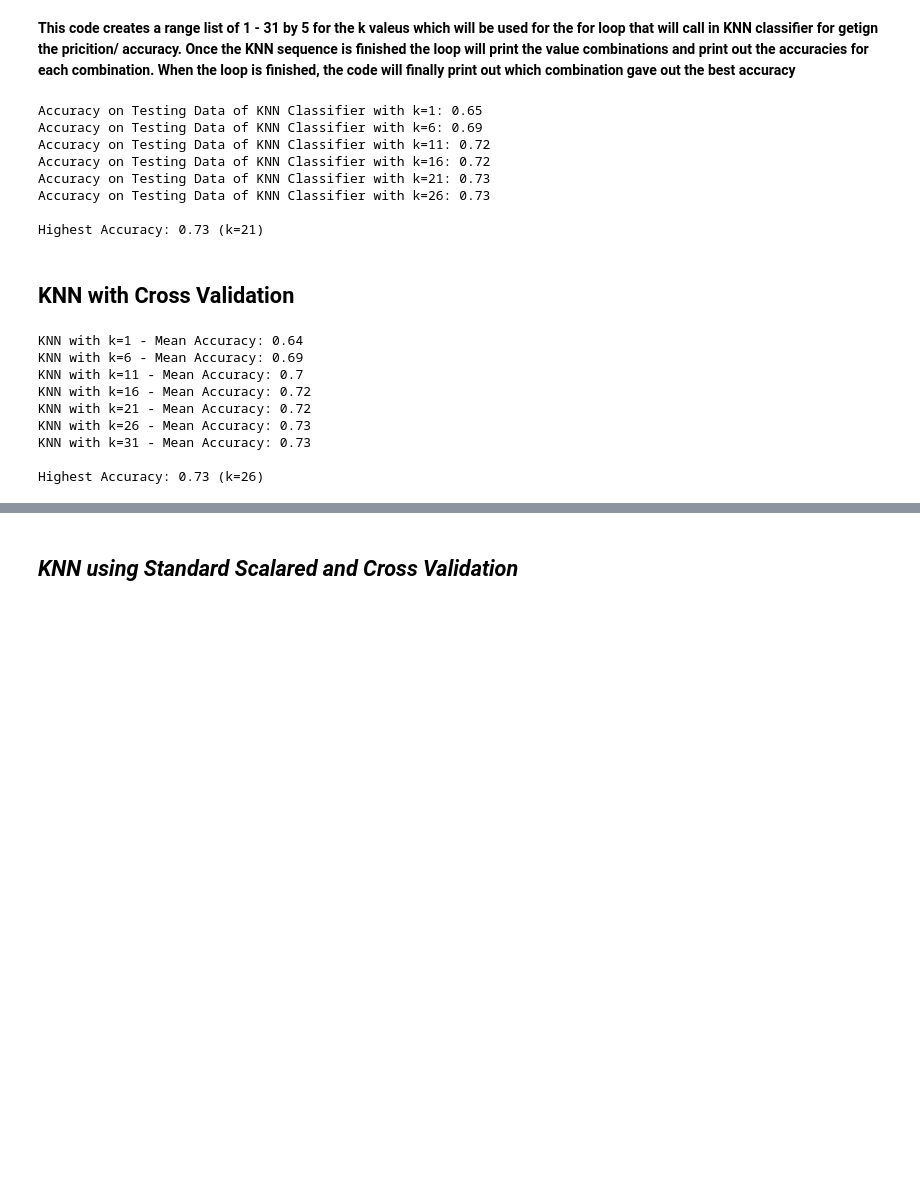
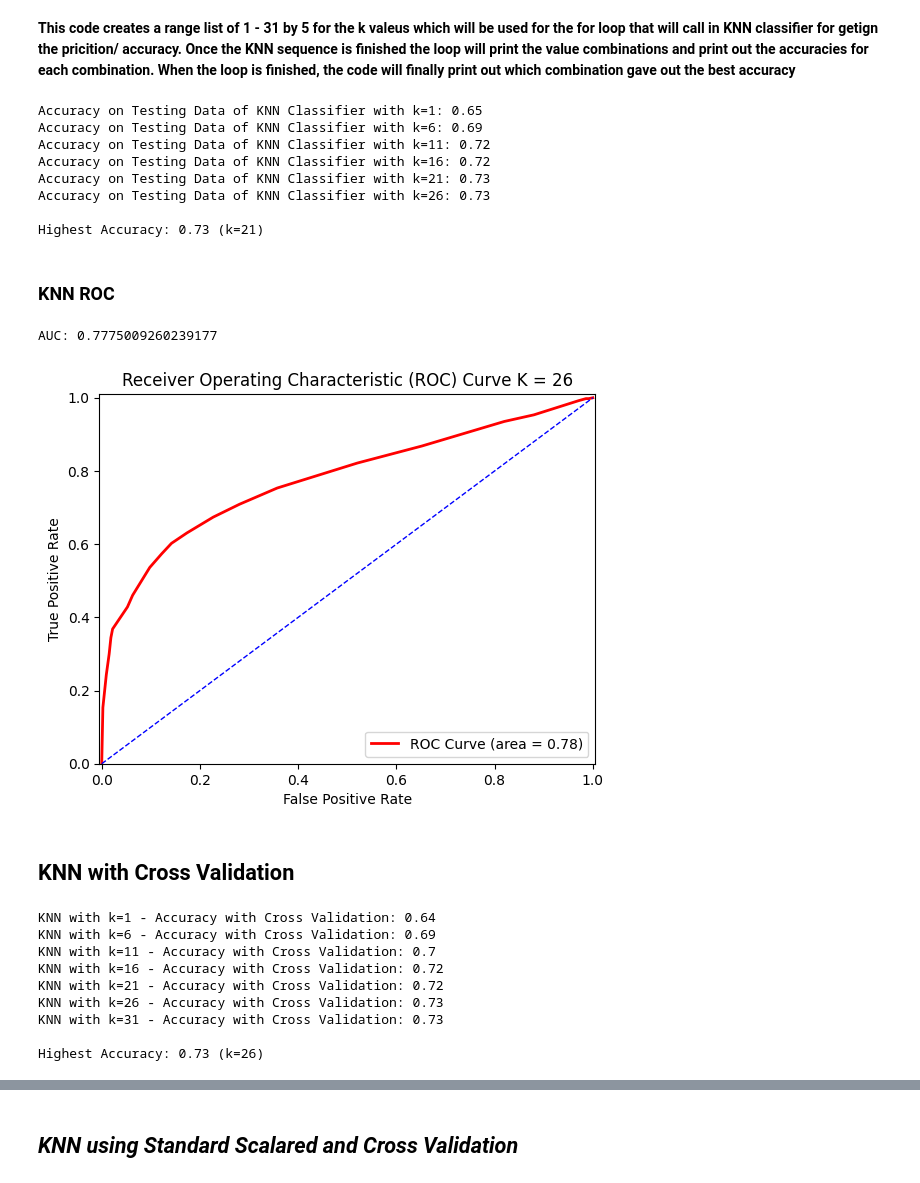
Before and after one commit to 248KMB/SpaceShipTatanic-Project, a Jupyter notebook: MAIN_CS4661_PROJECT_(1).ipynb, the cells around one changed output, grey strips where cells are left out. Saved outputs shown, nothing was run; the diff lists cells and outputs as text; code cells hidden in the pictures; blank space fills up the shorter version.

```diff
--- a/MAIN_CS4661_PROJECT_(1).ipynb
+++ b/MAIN_CS4661_PROJECT_(1).ipynb
@@ -139,6 +143,54 @@ Accuracy on Testing Data of KNN Classifier with k=21: 0.73
 Accuracy on Testing Data of KNN Classifier with k=26: 0.73
 
 Highest Accuracy: 0.73 (k=21)
+# %% [markdown]
+### KNN ROC
+# %%
+from sklearn.neighbors import KNeighborsClassifier
+from sklearn.metrics import accuracy_score, roc_auc_score, roc_curve
+import matplotlib.pyplot as plt
+
+# Set the desired k value
+k = 21
+
+# Initialize and train the KNN classifier
+knn_classifier = KNeighborsClassifier(n_neighbors=k)
+knn_classifier.fit(X_train, y_train)
+
+# Predict on the testing data
+y_predict_prob = knn_classifier.predict_proba(X_test)[:, 1]
+
+# Calculate ROC curve
+fpr, tpr, thresholds = roc_curve(y_test, y_predict_prob, pos_label=1)
+
+# Calculate AUC
+AUC = roc_auc_score(y_test, y_predict_prob)
+print("AUC:", AUC)
+
+# Creating the ROC GRAPH
+plt.figure()
+
+# ROC Curve:
+plt.plot(fpr, tpr, color='red', lw=2, label='ROC Curve (area = %0.2f)' % AUC)
+
+# Random Guess line:
+plt.plot([0, 1], [0, 1], color='blue', lw=1, linestyle='--')
+
+# Defining The Range of X-Axis and Y-Axis:
+plt.xlim([-0.005, 1.005])
+plt.ylim([0.0, 1.01])
+
+# Labels, Title, Legend:
+plt.xlabel('False Positive Rate')
+plt.ylabel('True Positive Rate')
+plt.title('Receiver Operating Characteristic (ROC) Curve K = 26')
+plt.legend(loc="lower right")
+
+# Show the plot
+plt.show()
+# %% [output]
+AUC: 0.7775009260239177
+[figure, added]
 # %% [markdown]
 ## **KNN with Cross Validation**
 # %%
@@ -146,9 +198,6 @@ from sklearn.model_selection import cross_val_score
 
 # List of k values for KNN
 k_values = list(range(1, 35, 5))
-
-# Feature matrix (X) and target variable (y)
-# (Assuming you have already defined X and y)
 
 # Initialize variables to keep track of the highest accuracy and corresponding k value
 highest_accuracy = 0  # Assuming accuracy is between 0 and 1
@@ -166,7 +215,7 @@ for k in k_values:
     knn_mean_accuracy = knn_scores.mean()
 
     # Print the mean accuracy for the current k value
-    print(f"KNN with k={k} - Mean Accuracy: {round(knn_mean_accuracy, 2)}")
+    print(f"KNN with k={k} - Accuracy with Cross Validation: {round(knn_mean_accuracy, 2)}")
 
     # Check if the current accuracy is higher than the highest accuracy
     if knn_mean_accuracy > highest_accuracy:
@@ -176,12 +225,12 @@ for k in k_values:
 # Print the highest accuracy and corresponding k value
 print(f"\nHighest Accuracy: {round(highest_accuracy, 2)} (k={best_k})")
 # %% [output]
-KNN with k=1 - Mean Accuracy: 0.64
-KNN with k=6 - Mean Accuracy: 0.69
-KNN with k=11 - Mean Accuracy: 0.7
-KNN with k=16 - Mean Accuracy: 0.72
-KNN with k=21 - Mean Accuracy: 0.72
-KNN with k=26 - Mean Accuracy: 0.73
-KNN with k=31 - Mean Accuracy: 0.73
+KNN with k=1 - Accuracy with Cross Validation: 0.64
+KNN with k=6 - Accuracy with Cross Validation: 0.69
+KNN with k=11 - Accuracy with Cross Validation: 0.7
+KNN with k=16 - Accuracy with Cross Validation: 0.72
+KNN with k=21 - Accuracy with Cross Validation: 0.72
+KNN with k=26 - Accuracy with Cross Validation: 0.73
+KNN with k=31 - Accuracy with Cross Validation: 0.73
 
 Highest Accuracy: 0.73 (k=26)
```
Also changed, not shown: parts of 55 cells of this notebook.
